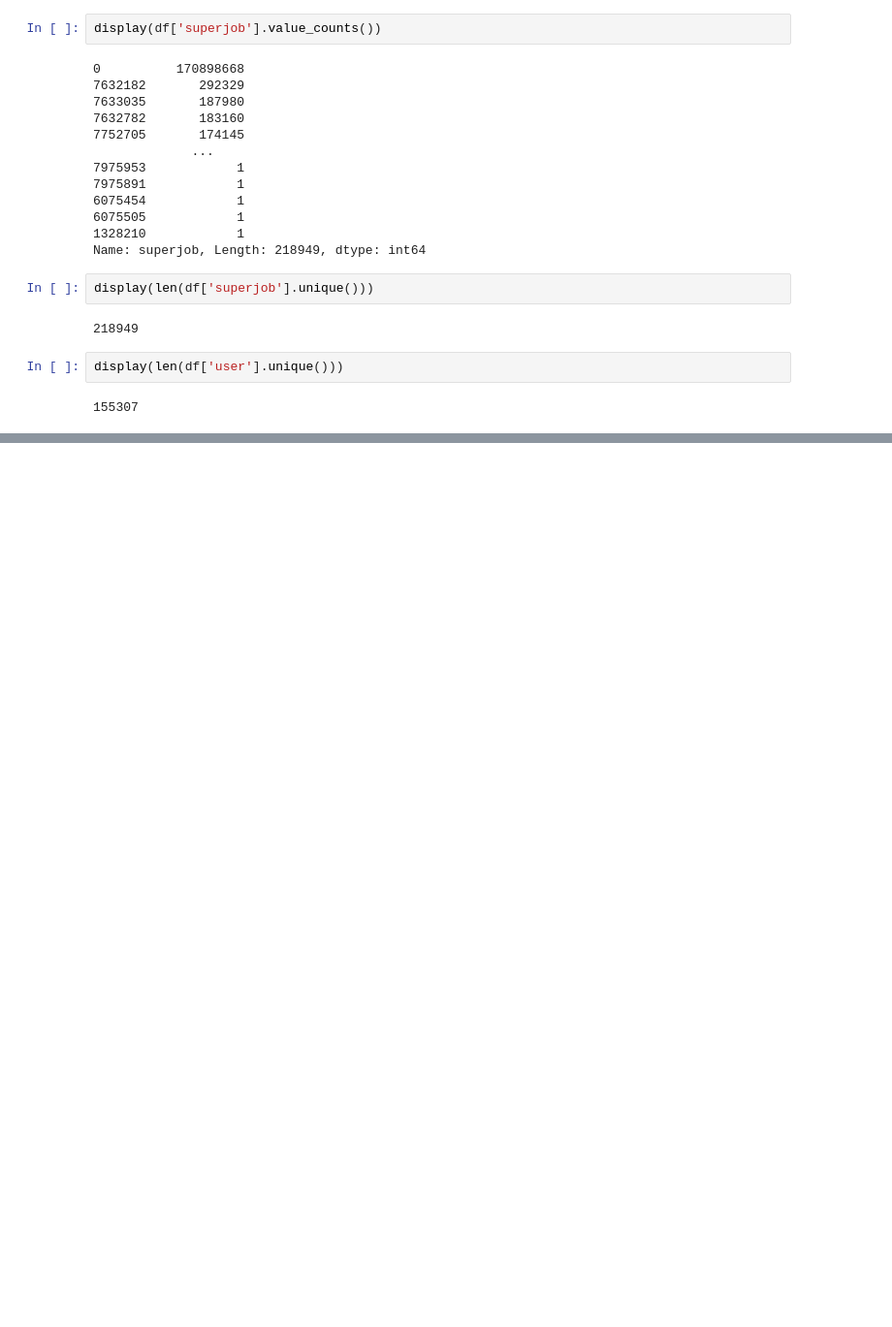
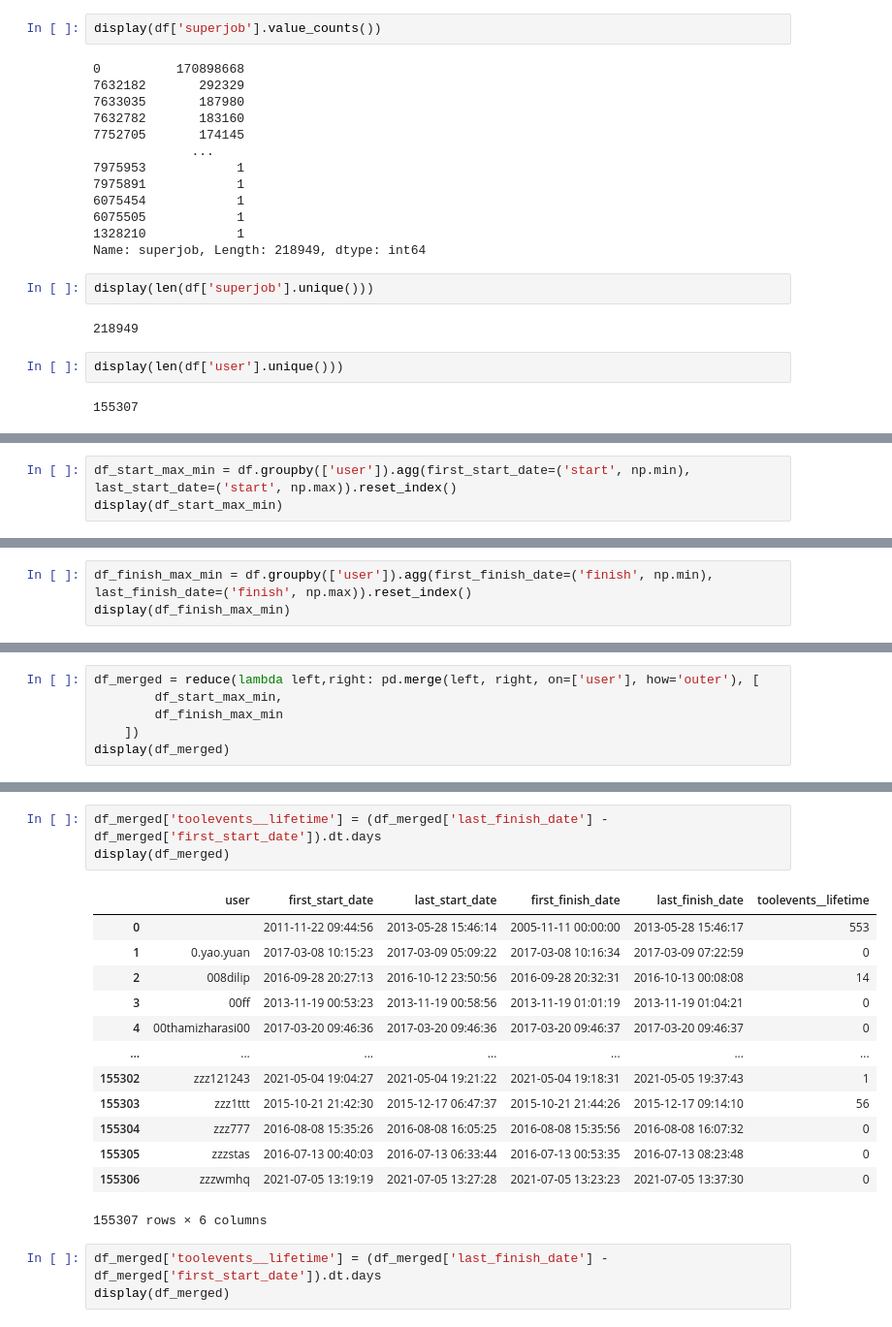
Before and after one commit to saxenap/nanohub, a Jupyter notebook: nanoHUB/rfm/notebooks/toolevents.ipynb, the cells around one changed output, grey strips where cells are left out. Shown at 97% size. Cells and saved outputs as stored; diff of their text form; blank space fills up the shorter version.

Commit message:
building  toolevents

```diff
--- a/nanoHUB/rfm/notebooks/toolevents.ipynb
+++ b/nanoHUB/rfm/notebooks/toolevents.ipynb
@@ -144,0 +275,3 @@ display(len(df_filtered['user'].unique()))
+# %%
+df_start_max_min = df.groupby(['user']).agg(first_start_date=('start', np.min), last_start_date=('start', np.max)).reset_index()
+display(df_start_max_min)
@@ -144,0 +292,3 @@ display(len(df_filtered['user'].unique()))
+# %%
+df_finish_max_min = df.groupby(['user']).agg(first_finish_date=('finish', np.min), last_finish_date=('finish', np.max)).reset_index()
+display(df_finish_max_min)
@@ -144,0 +311,6 @@ display(len(df_filtered['user'].unique()))
+# %%
+df_merged = reduce(lambda left,right: pd.merge(left, right, on=['user'], how='outer'), [
+        df_start_max_min,
+        df_finish_max_min
+    ])
+display(df_merged)
@@ -144,0 +331,20 @@ display(len(df_filtered['user'].unique()))
+# %%
+df_merged['toolevents__lifetime'] = (df_merged['last_finish_date'] - df_merged['first_start_date']).dt.days
+display(df_merged)
+# %% [output]
+|  | user | first_start_date | last_start_date | first_finish_date | last_finish_date | toolevents__lifetime |
+| 0 |  | 2011-11-22 09:44:56 | 2013-05-28 15:46:14 | 2005-11-11 00:00:00 | 2013-05-28 15:46:17 | 553 |
+| 1 | 0.yao.yuan | 2017-03-08 10:15:23 | 2017-03-09 05:09:22 | 2017-03-08 10:16:34 | 2017-03-09 07:22:59 | 0 |
+| 2 | 008dilip | 2016-09-28 20:27:13 | 2016-10-12 23:50:56 | 2016-09-28 20:32:31 | 2016-10-13 00:08:08 | 14 |
+| 3 | 00ff | 2013-11-19 00:53:23 | 2013-11-19 00:58:56 | 2013-11-19 01:01:19 | 2013-11-19 01:04:21 | 0 |
+| 4 | 00thamizharasi00 | 2017-03-20 09:46:36 | 2017-03-20 09:46:36 | 2017-03-20 09:46:37 | 2017-03-20 09:46:37 | 0 |
+| ... | ... | ... | ... | ... | ... | ... |
+| 155302 | zzz121243 | 2021-05-04 19:04:27 | 2021-05-04 19:21:22 | 2021-05-04 19:18:31 | 2021-05-05 19:37:43 | 1 |
+| 155303 | zzz1ttt | 2015-10-21 21:42:30 | 2015-12-17 06:47:37 | 2015-10-21 21:44:26 | 2015-12-17 09:14:10 | 56 |
+| 155304 | zzz777 | 2016-08-08 15:35:26 | 2016-08-08 16:05:25 | 2016-08-08 15:35:56 | 2016-08-08 16:07:32 | 0 |
+| 155305 | zzzstas | 2016-07-13 00:40:03 | 2016-07-13 06:33:44 | 2016-07-13 00:53:35 | 2016-07-13 08:23:48 | 0 |
+| 155306 | zzzwmhq | 2021-07-05 13:19:19 | 2021-07-05 13:27:28 | 2021-07-05 13:23:23 | 2021-07-05 13:37:30 | 0 |
+155307 rows × 6 columns
+# %%
+df_merged['toolevents__lifetime'] = (df_merged['last_finish_date'] - df_merged['first_start_date']).dt.days
+display(df_merged)
```
Also changed, not shown: parts of 15 cells of this notebook.
